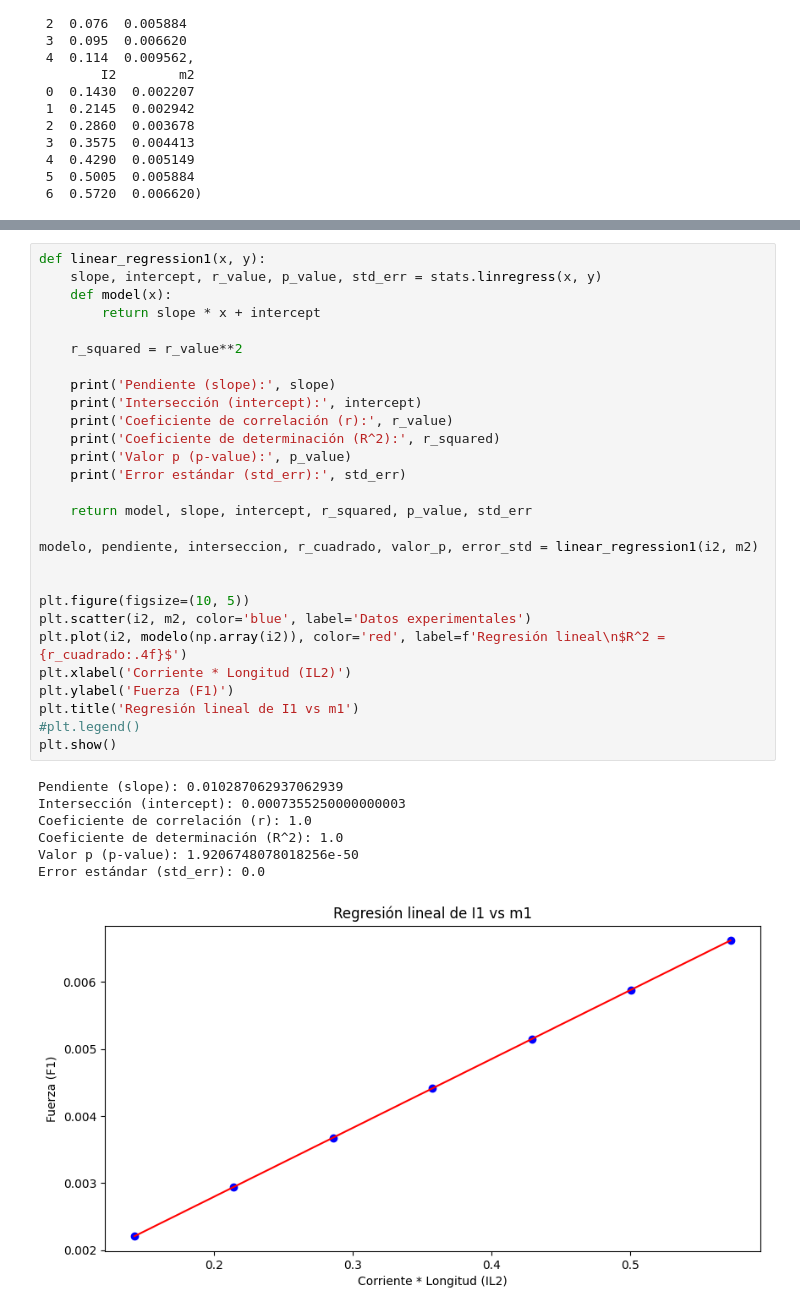
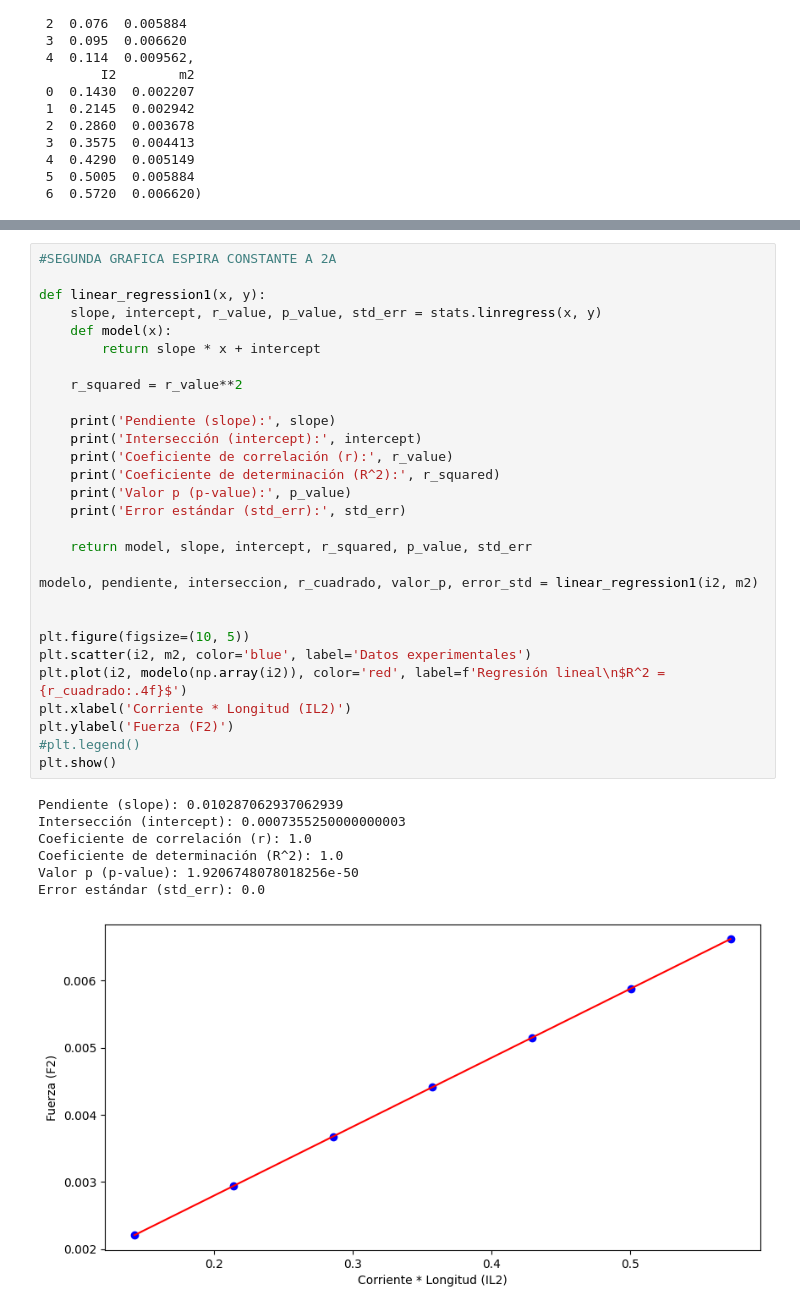
Before and after one commit to Juaan00/Laboratorios_mecanica_FEM, a Jupyter notebook: campo_magnetico/campo.ipynb, the cells around one changed output, grey strips where cells are left out. Saved outputs shown, nothing was run; the diff lists cells and outputs as text.

```diff
--- a/campo_magnetico/campo.ipynb
+++ b/campo_magnetico/campo.ipynb
@@ -88,36 +89,37 @@ Error estándar (std_err): 0.01094936242594184
 # %%
+#SEGUNDA GRAFICA ESPIRA CONSTANTE A 2A
+
 def linear_regression1(x, y):
     slope, intercept, r_value, p_value, std_err = stats.linregress(x, y)
     def model(x):
         return slope * x + intercept
 
     r_squared = r_value**2
 
     print('Pendiente (slope):', slope)
     print('Intersección (intercept):', intercept)
     print('Coeficiente de correlación (r):', r_value)
     print('Coeficiente de determinación (R^2):', r_squared)
     print('Valor p (p-value):', p_value)
     print('Error estándar (std_err):', std_err)
 
     return model, slope, intercept, r_squared, p_value, std_err
 
 modelo, pendiente, interseccion, r_cuadrado, valor_p, error_std = linear_regression1(i2, m2)
 
 
 plt.figure(figsize=(10, 5))
 plt.scatter(i2, m2, color='blue', label='Datos experimentales')
 plt.plot(i2, modelo(np.array(i2)), color='red', label=f'Regresión lineal\n$R^2 = {r_cuadrado:.4f}$')
 plt.xlabel('Corriente * Longitud (IL2)')
-plt.ylabel('Fuerza (F1)')
-plt.title('Regresión lineal de I1 vs m1')
+plt.ylabel('Fuerza (F2)')
 #plt.legend()
 plt.show()
 # %% [output]
 Pendiente (slope): 0.010287062937062939
 Intersección (intercept): 0.0007355250000000003
 Coeficiente de correlación (r): 1.0
 Coeficiente de determinación (R^2): 1.0
 Valor p (p-value): 1.9206748078018256e-50
 Error estándar (std_err): 0.0
-[figure, old version]
+[figure, new version]
```
Also changed, not shown: parts of 1 cell of this notebook.
